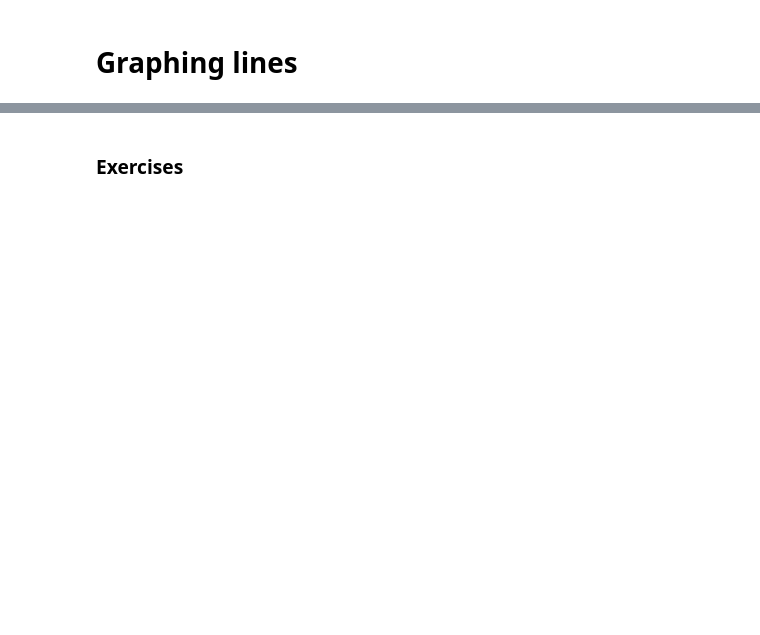
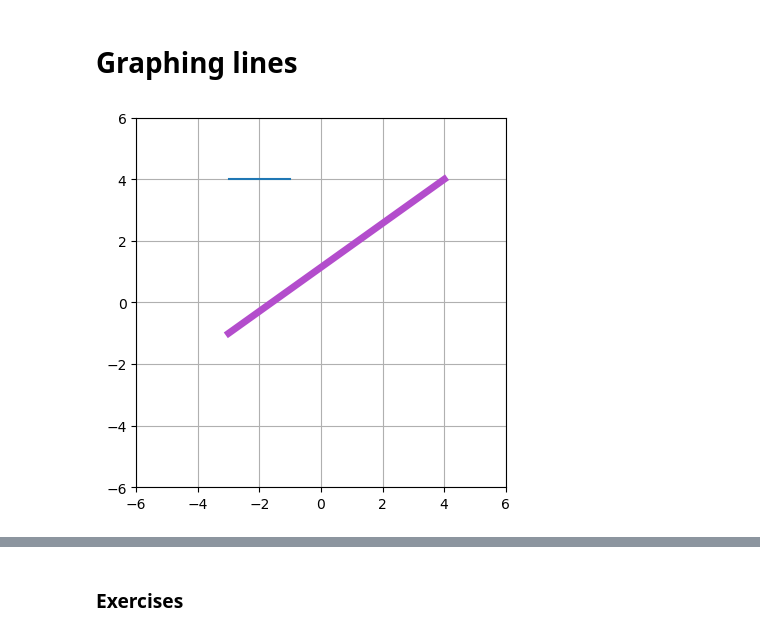
Before and after one commit to GregWagner/Mike_X_Cohen_Courses, a Jupyter notebook: Master_Math_by_Coding_in_Python/Section_06_Graphing_and_Visualization/graphing.ipynb, the cells around one changed output, grey strips where cells are left out. Drawn from its saved outputs; the diff is of its cells as text; code cells hidden in the pictures; blank space fills up the shorter version.

```diff
--- a/Master_Math_by_Coding_in_Python/Section_06_Graphing_and_Visualization/graphing.ipynb
+++ b/Master_Math_by_Coding_in_Python/Section_06_Graphing_and_Visualization/graphing.ipynb
@@ -74,14 +81,17 @@ plt.show()
 # %%
 # drawing lines
 
-p1 = [-3,-1]
-p2 = [4,4]
+p1 = [-3, -1]
+p2 = [4, 4]
 
 # nice try, but wrong code :(
-plt.plot(p1,p2)
-plt.plot([p1[0],p2[0]],[p1[1],p2[1]],color=[.7,.3,.8],linewidth=5)
+plt.plot(p1, p2)
+plt.plot([p1[0], p2[0]], [p1[1], p2[1]], color=[.7,.3,.8], linewidth=5)
 
 plt.axis('square')
-plt.axis([-6,6,-6,6])
+plt.axis([-6, 6, -6, 6])
+plt.grid()
 plt.show()
+# %% [output]
+[figure, added]
 # %%
```
Also changed, not shown: parts of 60 cells of this notebook, 7 other files.
